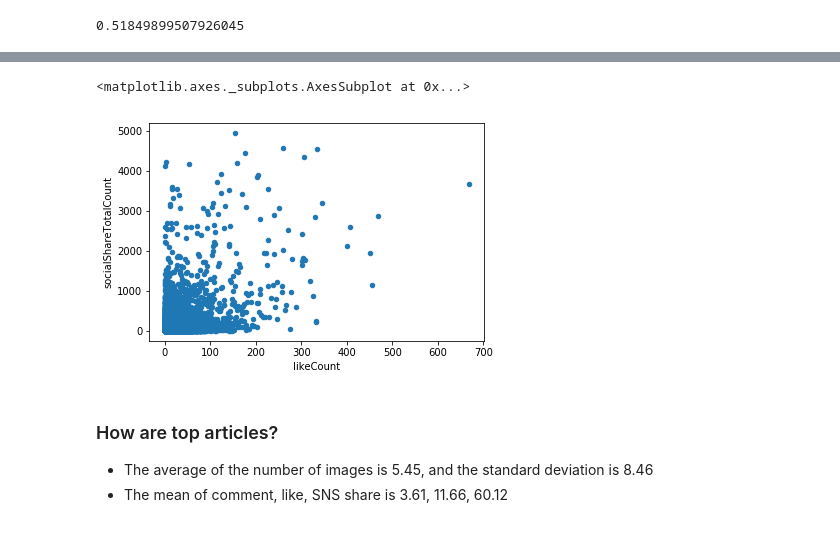
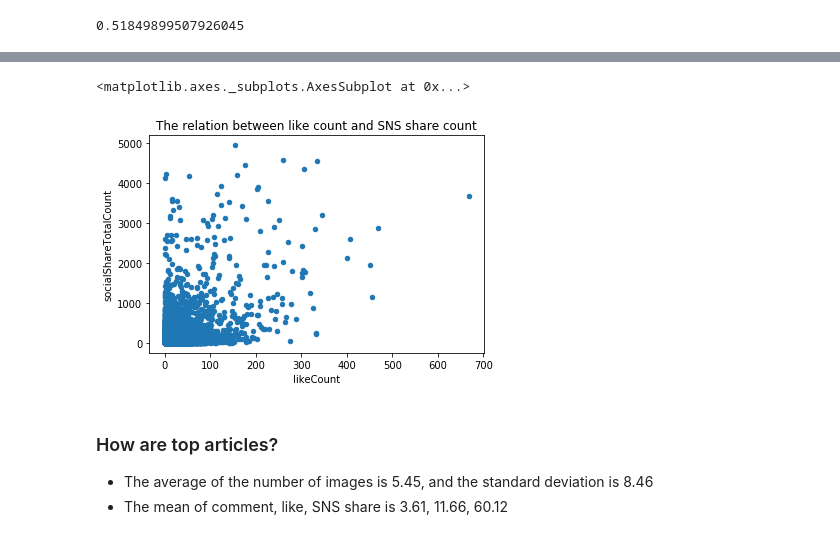
Before and after one commit to marcosdeseul/data-analysis, a Jupyter notebook: brunch-data-analysis/Brunch Data Analysis.ipynb, the cells around one changed output, grey strips where cells are left out. Cells and saved outputs as stored; diff of their text form; code cells hidden in the pictures.

```diff
--- a/brunch-data-analysis/Brunch Data Analysis.ipynb
+++ b/brunch-data-analysis/Brunch Data Analysis.ipynb
@@ -98,7 +91,7 @@ top_df.plot(kind="scatter", x="article_count", y="follower_count")
 top_articles = get_article_df_by_writers(top_df["profile_id"].values)
 top_articles_cleaned = top_articles.drop([
     "articleCoverColorForHome", "magazineArticleId", "coverColor", "contentId", "magazineNo",
-    "magazineType", "ip", "readSeconds", "pick", "userId", "sharedFacebookComment", "status"], 1)
+    "magazineType", "readSeconds", "pick", "userId", "sharedFacebookComment", "status"], 1)
 parse_datetime(top_articles_cleaned, fields=["createTime", "publishTime", "updateTime"])
 # %%
 np.corrcoef(top_articles_cleaned["socialShareTotalCount"], top_articles_cleaned["likeCount"])[0, 1]
@@ -127,9 +131,10 @@ top_articles_cleaned \
 # %%
 top_articles_cleaned[top_articles_cleaned["socialShareTotalCount"] < 5000] \
-    .plot(kind="scatter", x="likeCount", y="socialShareTotalCount")
+    .plot(kind="scatter", x="likeCount", y="socialShareTotalCount",
+          title="The relation between like count and SNS share count")
 # %% [output]
 <matplotlib.axes._subplots.AxesSubplot at 0x...>
-[figure, old version]
+[figure, new version]
 # %% [markdown]
 ### How are top articles?
 
```
Also changed, not shown: parts of 21 cells of this notebook.
